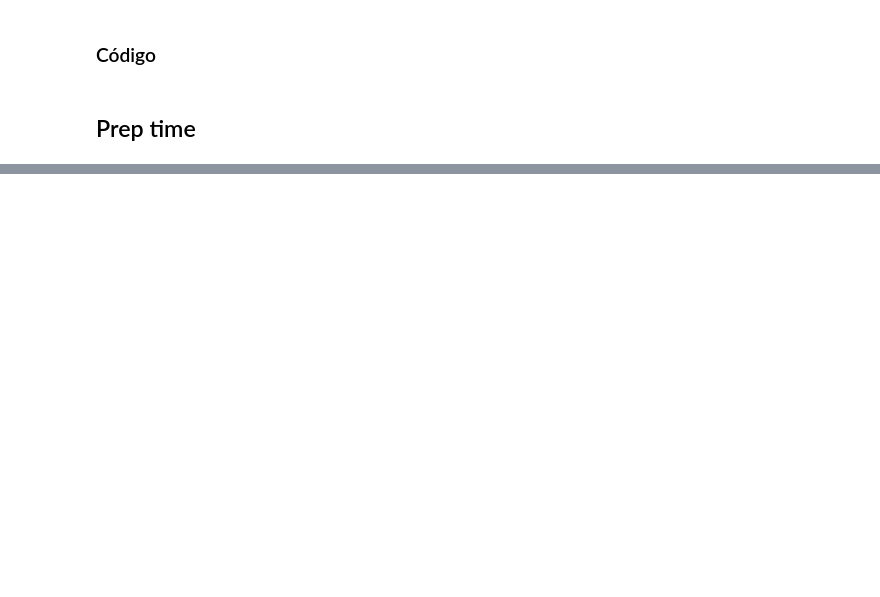
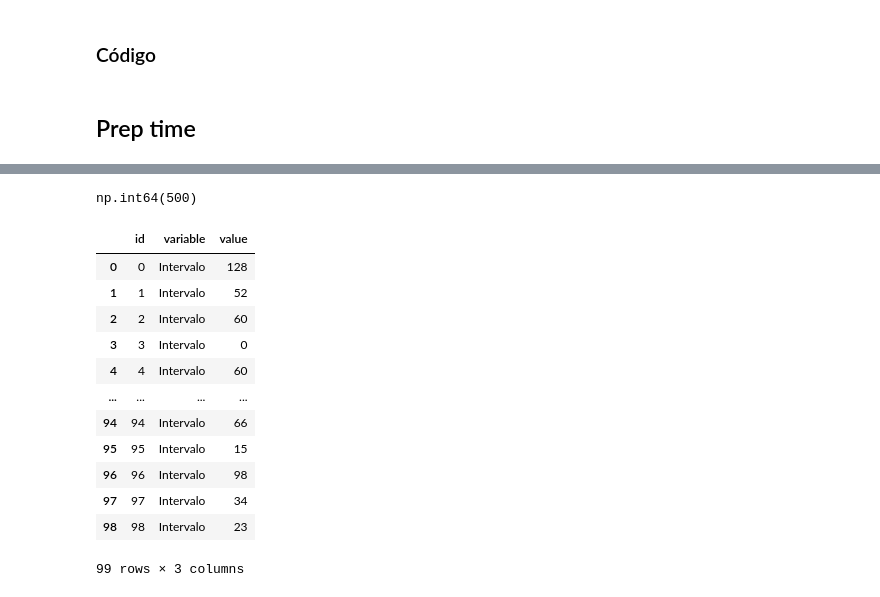
Before and after one commit to ErickFiel/Simulacao-Discreta, a Jupyter notebook: simulation.ipynb, the cells around one changed output, grey strips where cells are left out. Drawn from its saved outputs; the diff is of its cells as text; code cells hidden in the pictures; blank space fills up the shorter version.

```diff
--- a/simulation.ipynb
+++ b/simulation.ipynb
@@ -308,0 +323,4 @@ df_times = pd.read_excel('intervalos_chegada_lavanderia.xlsx')
+# %%
+df_times['Intervalo'].max()
+# %% [output]
+np.int64(500)
@@ -308,0 +329,16 @@ df_times = pd.read_excel('intervalos_chegada_lavanderia.xlsx')
+# %%
+pd.melt(df_times, id_vars=['id'], value_vars=['Intervalo'])
+# %% [output]
+|  | id | variable | value |
+| 0 | 0 | Intervalo | 128 |
+| 1 | 1 | Intervalo | 52 |
+| 2 | 2 | Intervalo | 60 |
+| 3 | 3 | Intervalo | 0 |
+| 4 | 4 | Intervalo | 60 |
+| ... | ... | ... | ... |
+| 94 | 94 | Intervalo | 66 |
+| 95 | 95 | Intervalo | 15 |
+| 96 | 96 | Intervalo | 98 |
+| 97 | 97 | Intervalo | 34 |
+| 98 | 98 | Intervalo | 23 |
+99 rows × 3 columns
```
Also changed, not shown: parts of 9 cells of this notebook.
